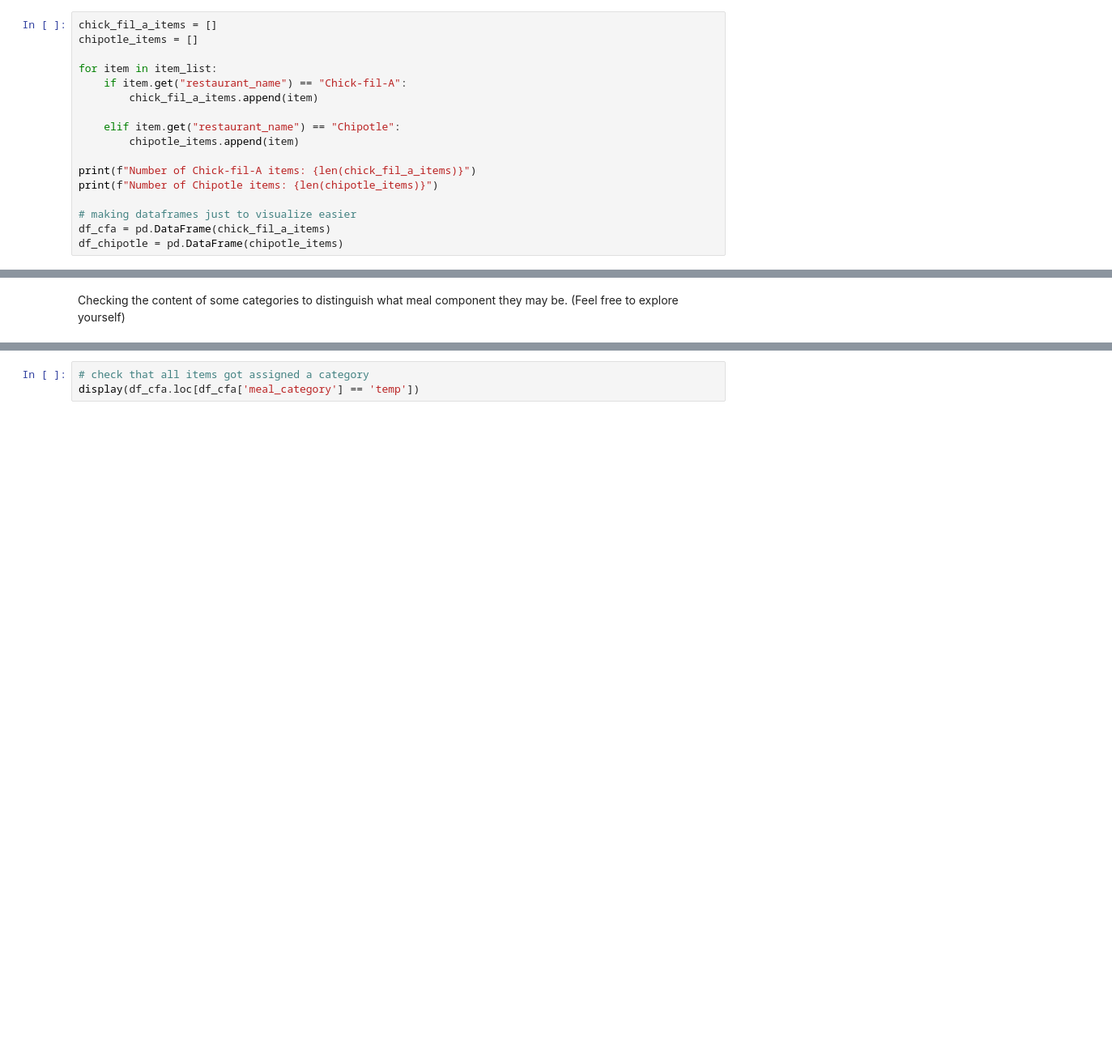
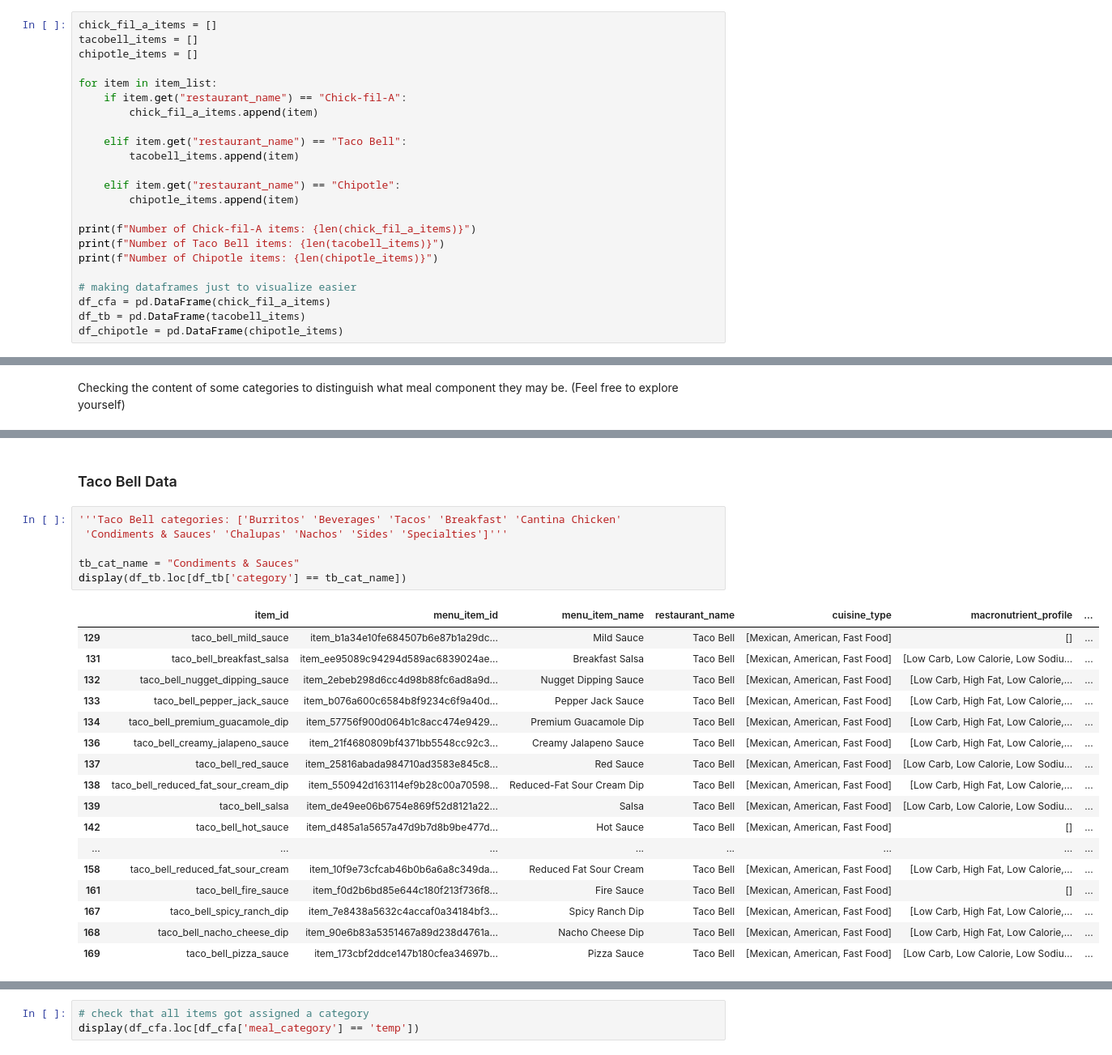
Before and after one commit to aalfurai/EateryAI, a Jupyter notebook: sandbox/meal_combo_sandbox.ipynb, the cells around one changed output, grey strips where cells are left out. Shown at 81% size. Drawn from its saved outputs; the diff is of its cells as text; blank space fills up the shorter version.

Commit message:
Added Taco Bell

```diff
--- a/sandbox/meal_combo_sandbox.ipynb
+++ b/sandbox/meal_combo_sandbox.ipynb
@@ -12,19 +12,25 @@ file.close()
 # %%
 chick_fil_a_items = []
+tacobell_items = []
 chipotle_items = []
 
 for item in item_list:
     if item.get("restaurant_name") == "Chick-fil-A":
         chick_fil_a_items.append(item)
 
+    elif item.get("restaurant_name") == "Taco Bell":
+        tacobell_items.append(item)
+
     elif item.get("restaurant_name") == "Chipotle":
         chipotle_items.append(item)
 
 print(f"Number of Chick-fil-A items: {len(chick_fil_a_items)}")
+print(f"Number of Taco Bell items: {len(tacobell_items)}")
 print(f"Number of Chipotle items: {len(chipotle_items)}")
 
 # making dataframes just to visualize easier
 df_cfa = pd.DataFrame(chick_fil_a_items)
+df_tb = pd.DataFrame(tacobell_items)
 df_chipotle = pd.DataFrame(chipotle_items)
 # %% [output]
 Number of Chick-fil-A items: 177
@@ -91,3 +117,29 @@ display(df_cfa.loc[df_cfa['category'] == cfa_cat_name])
 | 89 | chick_fil_a_hash_brown_scramble_bowl | item_cd3d9826a6cd40e58b2bd0eaf8a0... | Hash Brown Scramble Bowl | Chick-fil-A | [American, Fast Food, Southern] | [High Protein, Low Carb, High Fat... | ... |
 | 90 | chick_fil_a_hash_browns | item_0589871236764832a5e65428d004... | Hash Browns | Chick-fil-A | [American, Fast Food, Southern] | [Low Protein, High Fat, Low Calor... | ... |
 | 92 | chick_fil_a_spicy_chicken_biscuit | item_b0056ed759974de0ae0ef93c4bc1... | Spicy Chicken Biscuit | Chick-fil-A | [American, Fast Food, Southern] | [High Sodium, Low Sugar] | ... |
+# %% [markdown]
+### Taco Bell Data
+# %%
+'''Taco Bell categories: ['Burritos' 'Beverages' 'Tacos' 'Breakfast' 'Cantina Chicken'
+ 'Condiments & Sauces' 'Chalupas' 'Nachos' 'Sides' 'Specialties']'''
+
+tb_cat_name = "Condiments & Sauces"
+display(df_tb.loc[df_tb['category'] == tb_cat_name])
+# %% [output]
+|  | item_id | menu_item_id | menu_item_name | restaurant_name | cuisine_type | macronutrient_profile | ... |
+| 129 | taco_bell_mild_sauce | item_b1a34e10fe684507b6e87b1a29dc... | Mild Sauce | Taco Bell | [Mexican, American, Fast Food] | [] | ... |
+| 131 | taco_bell_breakfast_salsa | item_ee95089c94294d589ac6839024ae... | Breakfast Salsa | Taco Bell | [Mexican, American, Fast Food] | [Low Carb, Low Calorie, Low Sodiu... | ... |
+| 132 | taco_bell_nugget_dipping_sauce | item_2ebeb298d6cc4d98b88fc6ad8a9d... | Nugget Dipping Sauce | Taco Bell | [Mexican, American, Fast Food] | [Low Carb, High Fat, Low Calorie,... | ... |
+| 133 | taco_bell_pepper_jack_sauce | item_b076a600c6584b8f9234c6f9a40d... | Pepper Jack Sauce | Taco Bell | [Mexican, American, Fast Food] | [Low Carb, High Fat, Low Calorie,... | ... |
+| 134 | taco_bell_premium_guacamole_dip | item_57756f900d064b1c8acc474e9429... | Premium Guacamole Dip | Taco Bell | [Mexican, American, Fast Food] | [Low Carb, High Fat, Low Calorie,... | ... |
+| 136 | taco_bell_creamy_jalapeno_sauce | item_21f4680809bf4371bb5548cc92c3... | Creamy Jalapeno Sauce | Taco Bell | [Mexican, American, Fast Food] | [Low Carb, High Fat, Low Calorie,... | ... |
+| 137 | taco_bell_red_sauce | item_25816abada984710ad3583e845c8... | Red Sauce | Taco Bell | [Mexican, American, Fast Food] | [Low Carb, Low Calorie, Low Sodiu... | ... |
+| 138 | taco_bell_reduced_fat_sour_cream_dip | item_550942d163114ef9b28c00a70598... | Reduced-Fat Sour Cream Dip | Taco Bell | [Mexican, American, Fast Food] | [Low Carb, High Fat, Low Calorie,... | ... |
+| 139 | taco_bell_salsa | item_de49ee06b6754e869f52d8121a22... | Salsa | Taco Bell | [Mexican, American, Fast Food] | [Low Carb, Low Calorie, Low Sodiu... | ... |
+| 142 | taco_bell_hot_sauce | item_d485a1a5657a47d9b7d8b9be477d... | Hot Sauce | Taco Bell | [Mexican, American, Fast Food] | [] | ... |
+| ... | ... | ... | ... | ... | ... | ... | ... |
+| 158 | taco_bell_reduced_fat_sour_cream | item_10f9e73cfcab46b0b6a6a8c349da... | Reduced Fat Sour Cream | Taco Bell | [Mexican, American, Fast Food] | [Low Carb, High Fat, Low Calorie,... | ... |
+| 161 | taco_bell_fire_sauce | item_f0d2b6bd85e644c180f213f736f8... | Fire Sauce | Taco Bell | [Mexican, American, Fast Food] | [] | ... |
+| 167 | taco_bell_spicy_ranch_dip | item_7e8438a5632c4accaf0a34184bf3... | Spicy Ranch Dip | Taco Bell | [Mexican, American, Fast Food] | [Low Carb, High Fat, Low Calorie,... | ... |
+| 168 | taco_bell_nacho_cheese_dip | item_90e6b83a5351467a89d238d4761a... | Nacho Cheese Dip | Taco Bell | [Mexican, American, Fast Food] | [Low Carb, High Fat, Low Calorie,... | ... |
+| 169 | taco_bell_pizza_sauce | item_173cbf2ddce147b180cfea34697b... | Pizza Sauce | Taco Bell | [Mexican, American, Fast Food] | [Low Carb, Low Calorie, Low Sodiu... | ... |
```
Also changed, not shown: parts of 19 cells of this notebook.
